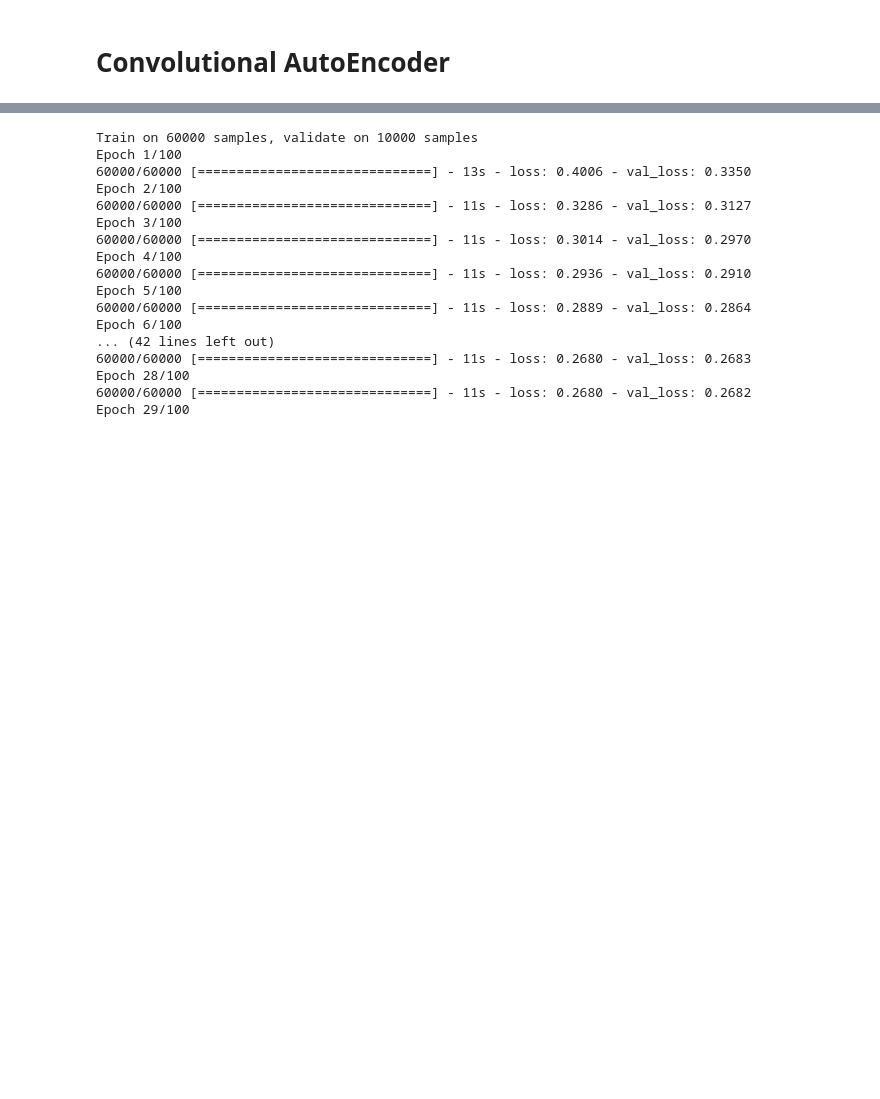
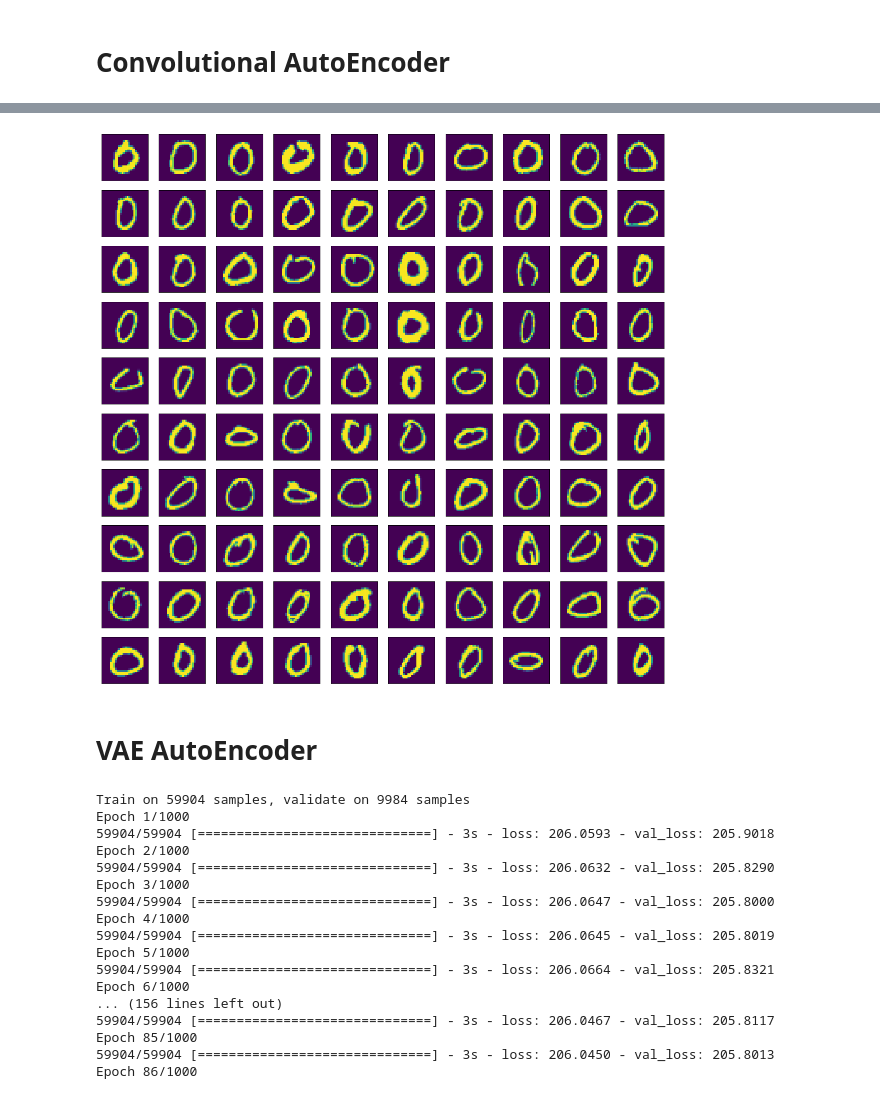
Before and after one commit to kenttw/deeplearning_homework, a Jupyter notebook: PCAandAutoencoders.ipynb, the cells around one changed output, grey strips where cells are left out. Drawn from its saved outputs; the diff is of its cells as text; code cells hidden in the pictures; blank space fills up the shorter version.

```diff
--- a/PCAandAutoencoders.ipynb
+++ b/PCAandAutoencoders.ipynb
@@ -412,0 +504,19 @@ _________________________________________________________________
+# %%
+X_embedded = TSNE(n_components=1).fit_transform(test_images_encode.reshape((980,4*4*8)))
+# %%
+sorted_index = np.argsort(X_embedded.reshape(980)).tolist()
+# %%
+plt.figure(figsize=(20, 20))
+n = len(sorted_index)
+for index,value in enumerate(sorted_index):
+    if index >= 100 : break
+
+    ax = plt.subplot(10,10, index+1)
+    ax.get_xaxis().set_visible(False)
+    ax.get_yaxis().set_visible(False)
+    plt.imshow(  x_test[ymaping[0][index]].reshape(28,28)   , interpolation='nearest')
+plt.show()
+# %% [output]
+[figure, added]
+# %% [markdown]
+# VAE AutoEncoder
@@ -413,24 +596,24 @@ _________________________________________________________________
 # %%
-decoder.fit(x_train, x_train,
-                epochs=100,
-                batch_size=256,
-                shuffle=True,
-                validation_data=(x_test, x_test))
+vae.fit(x_train, x_train,
+        shuffle=True,
+        epochs=1000,
+        batch_size=batch_size,
+        validation_data=(x_test, x_test))
 # %% [output]
-Train on 60000 samples, validate on 10000 samples
-Epoch 1/100
-60000/60000 [==============================] - 13s - loss: 0.4006 - val_loss: 0.3350
-Epoch 2/100
-60000/60000 [==============================] - 11s - loss: 0.3286 - val_loss: 0.3127
-Epoch 3/100
-60000/60000 [==============================] - 11s - loss: 0.3014 - val_loss: 0.2970
-Epoch 4/100
-60000/60000 [==============================] - 11s - loss: 0.2936 - val_loss: 0.2910
-Epoch 5/100
-60000/60000 [==============================] - 11s - loss: 0.2889 - val_loss: 0.2864
-Epoch 6/100
-... (42 lines left out)
-60000/60000 [==============================] - 11s - loss: 0.2680 - val_loss: 0.2683
-Epoch 28/100
-60000/60000 [==============================] - 11s - loss: 0.2680 - val_loss: 0.2682
-Epoch 29/100
+Train on 59904 samples, validate on 9984 samples
+Epoch 1/1000
+59904/59904 [==============================] - 3s - loss: 206.0593 - val_loss: 205.9018
+Epoch 2/1000
+59904/59904 [==============================] - 3s - loss: 206.0632 - val_loss: 205.8290
+Epoch 3/1000
+59904/59904 [==============================] - 3s - loss: 206.0647 - val_loss: 205.8000
+Epoch 4/1000
+59904/59904 [==============================] - 3s - loss: 206.0645 - val_loss: 205.8019
+Epoch 5/1000
+59904/59904 [==============================] - 3s - loss: 206.0664 - val_loss: 205.8321
+Epoch 6/1000
+... (156 lines left out)
+59904/59904 [==============================] - 3s - loss: 206.0467 - val_loss: 205.8117
+Epoch 85/1000
+59904/59904 [==============================] - 3s - loss: 206.0450 - val_loss: 205.8013
+Epoch 86/1000
```
Also changed, not shown: parts of 47 cells of this notebook.
